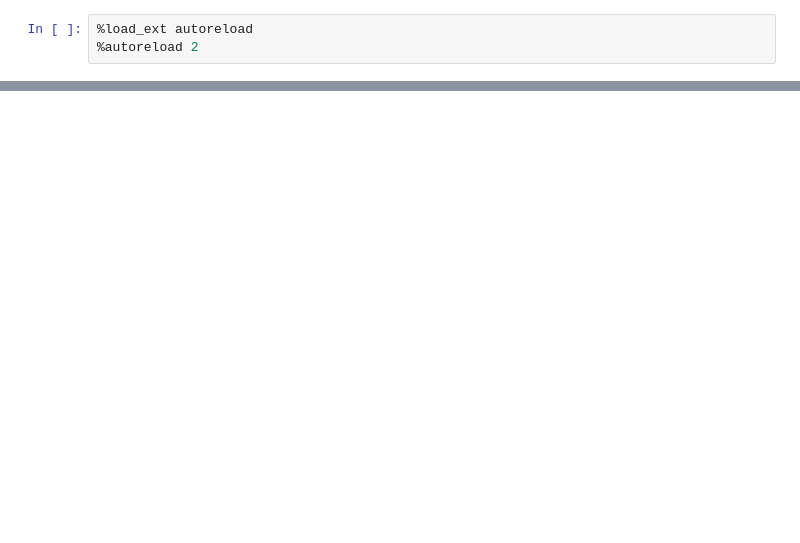
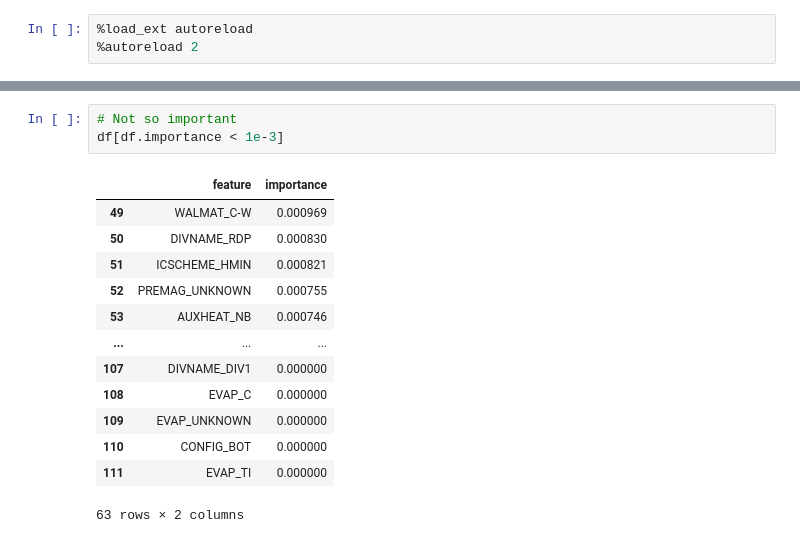
Before and after one commit to Chinnasf/FUSION-EP-Master-Thesis, a Jupyter notebook: Classification/RF.ipynb, the cells around one changed output, grey strips where cells are left out. Cells and saved outputs as stored; diff of their text form; blank space fills up the shorter version.

```diff
--- a/Classification/RF.ipynb
+++ b/Classification/RF.ipynb
@@ -211,0 +258,17 @@ Primero, me puse a contar la presencia de todos los IDs en la parte baja de la c
+# %%
+# Not so important
+df[df.importance < 1e-3]
+# %% [output]
+|  | feature | importance |
+| 49 | WALMAT_C-W | 0.000969 |
+| 50 | DIVNAME_RDP | 0.000830 |
+| 51 | ICSCHEME_HMIN | 0.000821 |
+| 52 | PREMAG_UNKNOWN | 0.000755 |
+| 53 | AUXHEAT_NB | 0.000746 |
+| ... | ... | ... |
+| 107 | DIVNAME_DIV1 | 0.000000 |
+| 108 | EVAP_C | 0.000000 |
+| 109 | EVAP_UNKNOWN | 0.000000 |
+| 110 | CONFIG_BOT | 0.000000 |
+| 111 | EVAP_TI | 0.000000 |
+63 rows × 2 columns
```
Also changed, not shown: parts of 35 cells of this notebook, 4 other files.
